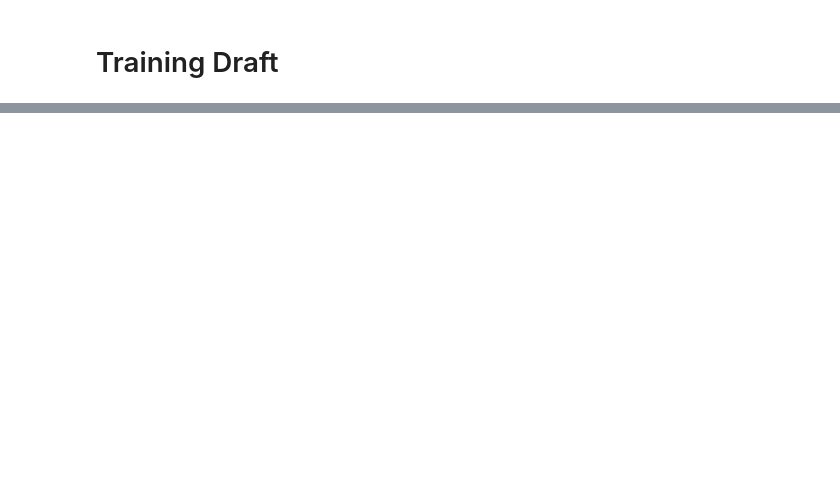
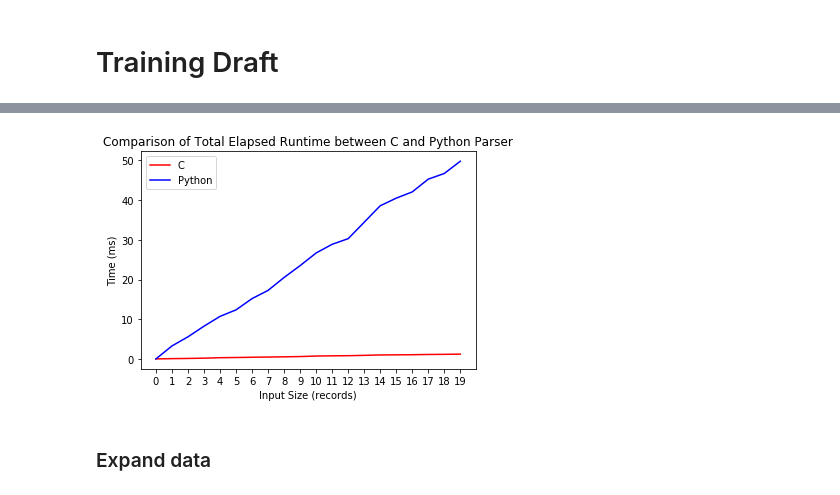
Before and after one commit to ZezhiWang/DG, a Jupyter notebook: draft.ipynb, the cells around one changed output, grey strips where cells are left out. Cells and saved outputs as stored; diff of their text form; code cells hidden in the pictures; blank space fills up the shorter version.

```diff
--- a/draft.ipynb
+++ b/draft.ipynb
@@ -16,9 +20,3 @@ from process.py_process import parse_input as py_parse
 
 %matplotlib inline
-# %%
-SOURCE = './data/strokes.txt'
-ACCESS = 'r'
-GRAPH_TITLE = 'Comparison of Elapsed Runtime of C and Python Parser'
-X_LABEL = 'Input Size (records)'
-Y_LABEL = 'Time (ms)'
 # %%
@@ -53,0 +86,6 @@ plt.show()
+# %%
+visualize_runtime_difference()
+# %% [output]
+[figure, added]
+# %% [markdown]
+### Expand data
```
Also changed, not shown: parts of 18 cells of this notebook, 5 other files.
